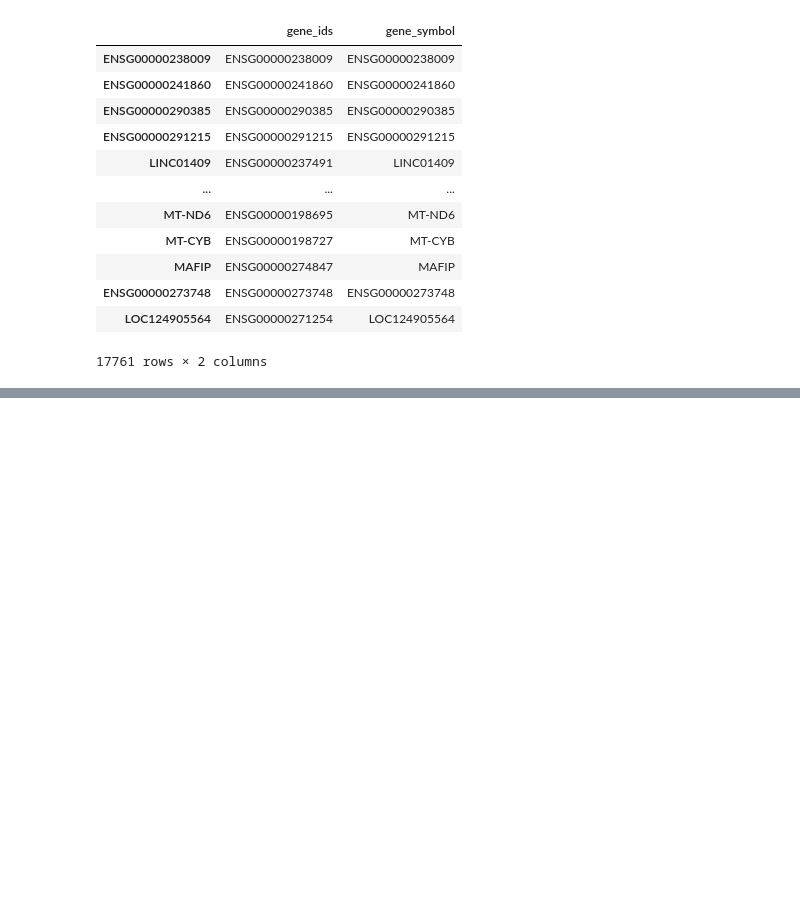
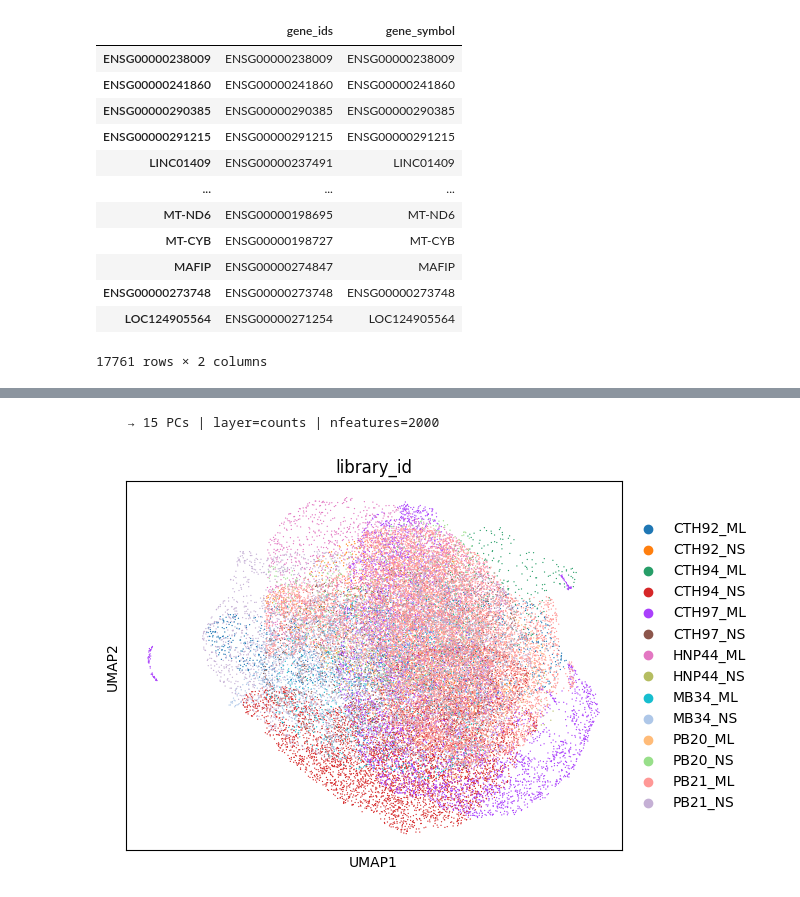
Before and after one commit to pedrovp161/singleCellTaru, a Jupyter notebook: src/scripts/processing.ipynb, the cells around one changed output, grey strips where cells are left out. Cells and saved outputs as stored; diff of their text form; code cells hidden in the pictures; blank space fills up the shorter version.

```diff
--- a/src/scripts/processing.ipynb
+++ b/src/scripts/processing.ipynb
@@ -638,19 +348,2 @@ ValueError: zero-size array to reduction operation fmin which has no identity
-# %%
-pcs_range = [10, 20, 30, 40, 50]
-
-results = []
-
-for n_pcs in pcs_range:
-    sc.pp.neighbors(adata, n_pcs=n_pcs)
-
-    score = scib.metrics.metrics(
-        adata=adata,
-        adata_int=adata,
-        batch_key="batch",
-        label_key="cell_type",
-        embed="X_pca"
-    )
-
-    results.append((n_pcs, score["overall"]))
-
-print(sorted(results, key=lambda x: -x[1]))
+# %%
+bdata.layers["lognorm"] = bdata.layers["counts"].copy()
@@ -656,0 +646,9 @@ print(sorted(results, key=lambda x: -x[1]))
+# %%
+bdata.raw = bdata
+bdata = OptimalClustering.process(bdata, do_score=False, nfeatures=2000)
+# %% [output]
+    → 15 PCs | layer=counts | nfeatures=2000
+# %%
+sc.pl.umap(bdata, color="library_id")
+# %% [output]
+[figure, added]
```
Also changed, not shown: parts of 35 cells of this notebook, 4 other files.
